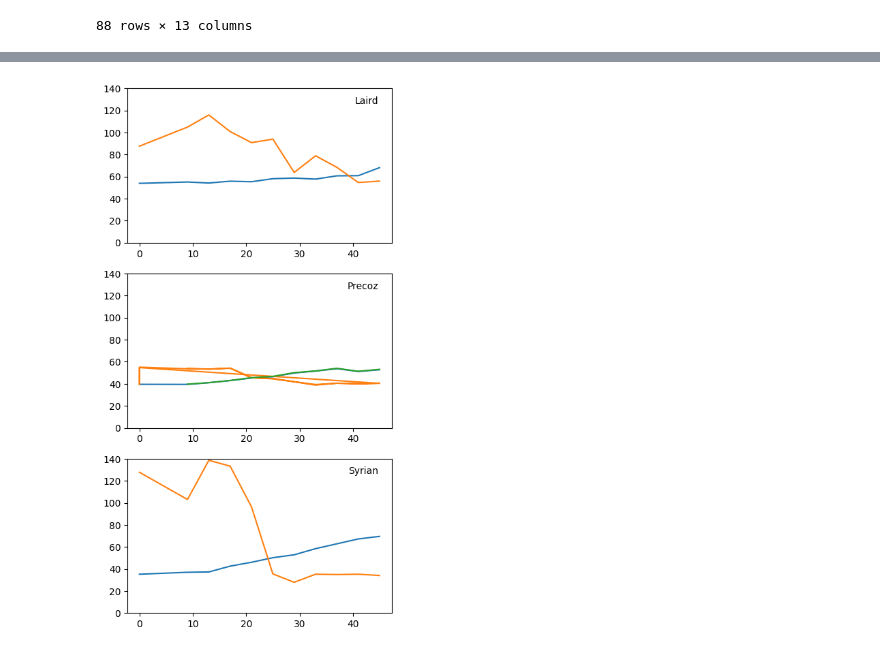
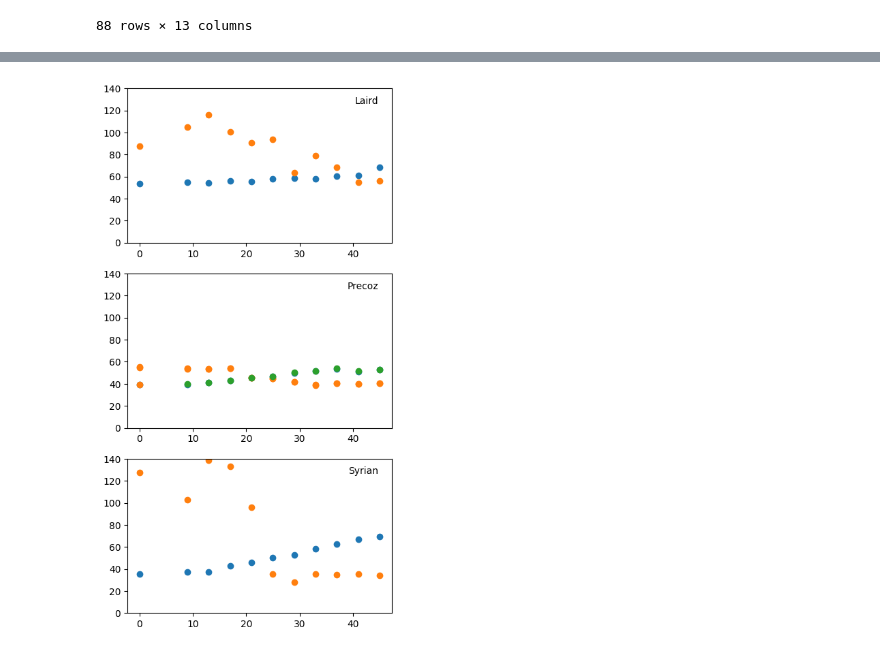
Before and after one commit to PlantandFoodResearch/ApsimX, a Jupyter notebook: Prototypes/Lentil/PhenAnalysis.ipynb, the cells around one changed output, grey strips where cells are left out. Cells and saved outputs as stored; diff of their text form; code cells hidden in the pictures.

```diff
--- a/Prototypes/Lentil/PhenAnalysis.ipynb
+++ b/Prototypes/Lentil/PhenAnalysis.ipynb
@@ -225,20 +248,20 @@ Roberts86
 # %%
 Graph = plt.figure(figsize=(5,10))
 pos = 1
 for c in Rob86Cults:
     ax = Graph.add_subplot(3,1,pos)
     plt.text(0.95,0.95,c,horizontalalignment='right',verticalalignment='top', transform=ax.transAxes)
     for ip in Rob86InitPps:
         datfilter = (Roberts86.Cultivar==c)&(Roberts86.PpInitial==ip)
         dat = Roberts86.loc[datfilter,:]
             # fc = cols[fp]
             # ls = lins[id]
             # if id == 0:
             #     fc = 'w'
-        plt.plot(dat.DuratInitial,dat.DaysToFlowerPostVern)#,ls,color = cols[fp],mfc=fc)
+        plt.plot(dat.DuratInitial,dat.DaysToFlowerPostVern,'o')#,ls,color = cols[fp],mfc=fc)
     #plt.ylim(ylims[c][0],ylims[c][1])
     plt.ylim(0,140)
     #plt.xlim(5,25)
     pos+=1
 # %% [output]
-[figure, old version]
+[figure, new version]
```
Also changed, not shown: parts of 1 cell of this notebook, 1 other file.
